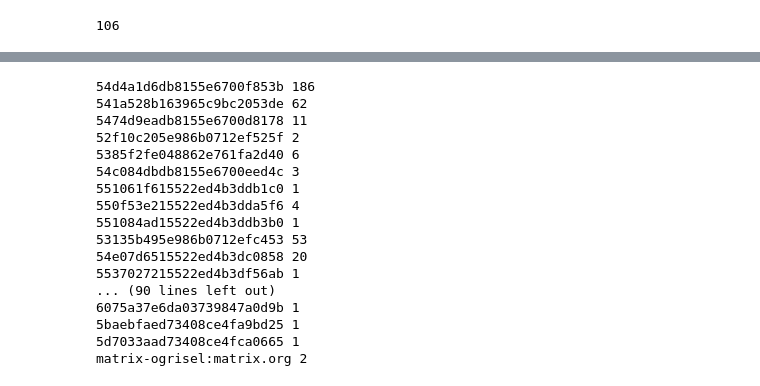
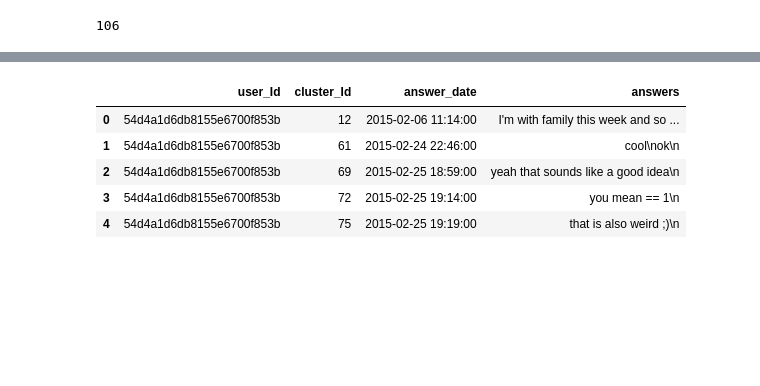
Before and after one commit to NoleWang/Respondent_Recommendation, a Jupyter notebook: Data/tools/Dialgue_Clustering.ipynb, the cells around one changed output, grey strips where cells are left out. Saved outputs shown, nothing was run; the diff lists cells and outputs as text; code cells hidden in the pictures; blank space fills up the shorter version.

```diff
--- a/Data/tools/Dialgue_Clustering.ipynb
+++ b/Data/tools/Dialgue_Clustering.ipynb
@@ -146 +161,31 @@ with open(path+'Scikitlearn_issue.json', 'w') as outfile:
+# %%
+def strToDatetime(str):
+    strptime = datetime.datetime.strptime(str, "%Y-%m-%d %H:%M")
+    return strptime
+# %%
+def conv_to_dateframe(profile):
+    user_Id = []
+    cluster_Id = []
+    answer_date = []
+    answers = []
+
+    for user in profile:
+        for cluster in profile[user]:
+            #print(profile[user][cluster]["Time"])
+            time = strToDatetime(profile[user][cluster]["Time"])
+            user_Id.append(user)
+            cluster_Id.append(cluster)
+            answer_date.append(time)
+            answers.append(profile[user][cluster]["Answer"])
+
+    df_user = pd.DataFrame()
+    df_user["user_Id"] =user_Id
+    df_user["cluster_Id"] =cluster_Id
+    df_user["answer_date"] =answer_date
+    df_user["answers"] =answers
+
+    return df_user
+# %%
+with open(save_path+channel+'/'+channel+'_profile.json', 'r') as f:
+    profile = json.load(f)
 # %%
@@ -174,21 +195,11 @@ profile
-# %%
-for user in profile:
-    print(user,len(profile[user]))
-# %% [output]
-54d4a1d6db8155e6700f853b 186
-541a528b163965c9bc2053de 62
-5474d9eadb8155e6700d8178 11
-52f10c205e986b0712ef525f 2
-5385f2fe048862e761fa2d40 6
-54c084dbdb8155e6700eed4c 3
-551061f615522ed4b3ddb1c0 1
-550f53e215522ed4b3dda5f6 4
-551084ad15522ed4b3ddb3b0 1
-53135b495e986b0712efc453 53
-54e07d6515522ed4b3dc0858 20
-5537027215522ed4b3df56ab 1
-... (90 lines left out)
-6075a37e6da03739847a0d9b 1
-5baebfaed73408ce4fa9bd25 1
-5d7033aad73408ce4fca0665 1
-matrix-ogrisel:matrix.org 2
+# %%
+df_scikitlearn_profile = conv_to_dateframe(profile)
+# %%
+df_scikitlearn_profile.head()
+# %% [output]
+|  | user_Id | cluster_Id | answer_date | answers |
+| 0 | 54d4a1d6db8155e6700f853b | 12 | 2015-02-06 11:14:00 | I'm with family this week and so ... |
+| 1 | 54d4a1d6db8155e6700f853b | 61 | 2015-02-24 22:46:00 | cool\nok\n |
+| 2 | 54d4a1d6db8155e6700f853b | 69 | 2015-02-25 18:59:00 | yeah that sounds like a good idea\n |
+| 3 | 54d4a1d6db8155e6700f853b | 72 | 2015-02-25 19:14:00 | you mean == 1\n |
+| 4 | 54d4a1d6db8155e6700f853b | 75 | 2015-02-25 19:19:00 | that is also weird ;)\n |
```
Also changed, not shown: parts of 19 cells of this notebook, 7 other files.
